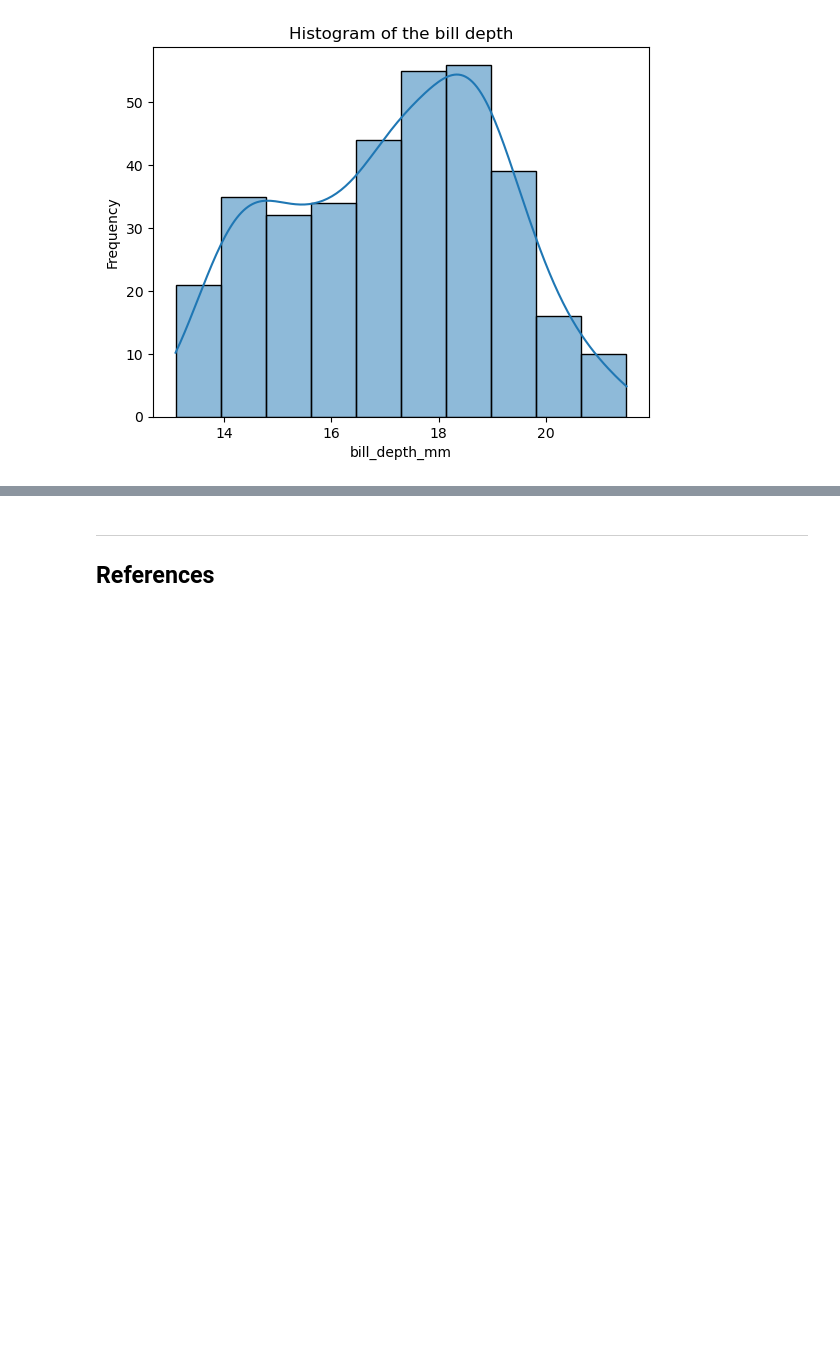
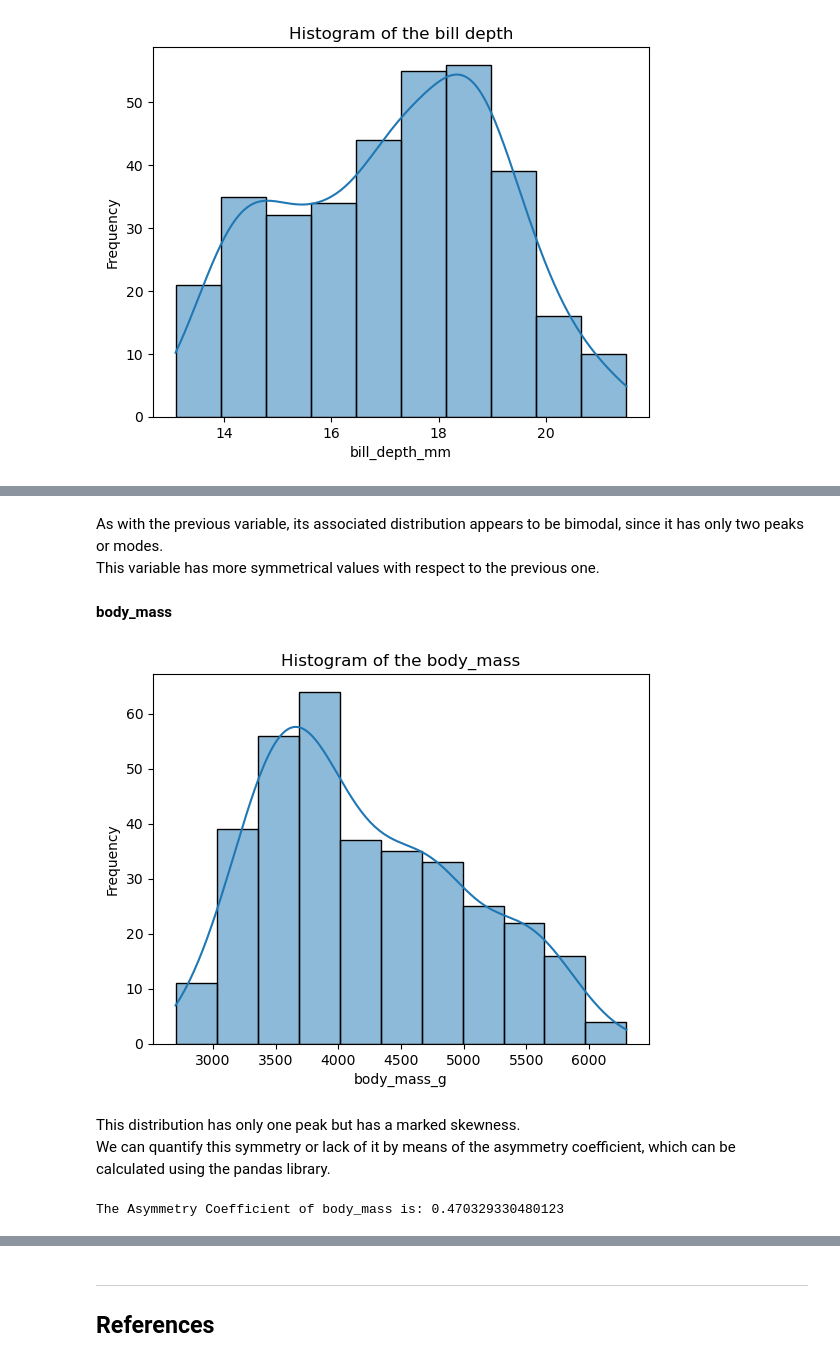
Before and after one commit to jalaca91/Fundamentals-data-analysis, a Jupyter notebook: tasks.ipynb, the cells around one changed output, grey strips where cells are left out. Cells and saved outputs as stored; diff of their text form; code cells hidden in the pictures; blank space fills up the shorter version.

```diff
--- a/tasks.ipynb
+++ b/tasks.ipynb
@@ -561,0 +578,22 @@ plt.show()
+# %% [markdown]
+As with the previous variable, its associated distribution appears to be bimodal, since it has only two peaks or modes.
+This variable has more symmetrical values with respect to the previous one.
+# %% [markdown]
+**body_mass**
+# %%
+# Create a histogram for fbody_mass
+
+sns.histplot(data["body_mass_g"], kde=True)
+plt.ylabel("Frequency")
+plt.title("Histogram of the body_mass")
+plt.show()
+# %% [output]
+[figure, added]
+# %% [markdown]
+This distribution has only one peak but has a marked skewness.
+We can quantify this symmetry or lack of it by means of the asymmetry coefficient, which can be calculated using the pandas library.
+# %%
+body_mass_skew = data["body_mass_g"].skew()
+print("The Asymmetry Coefficient of body_mass is:", body_mass_skew)
+# %% [output]
+The Asymmetry Coefficient of body_mass is: 0.470329330480123
```
Also changed, not shown: parts of 15 cells of this notebook.
